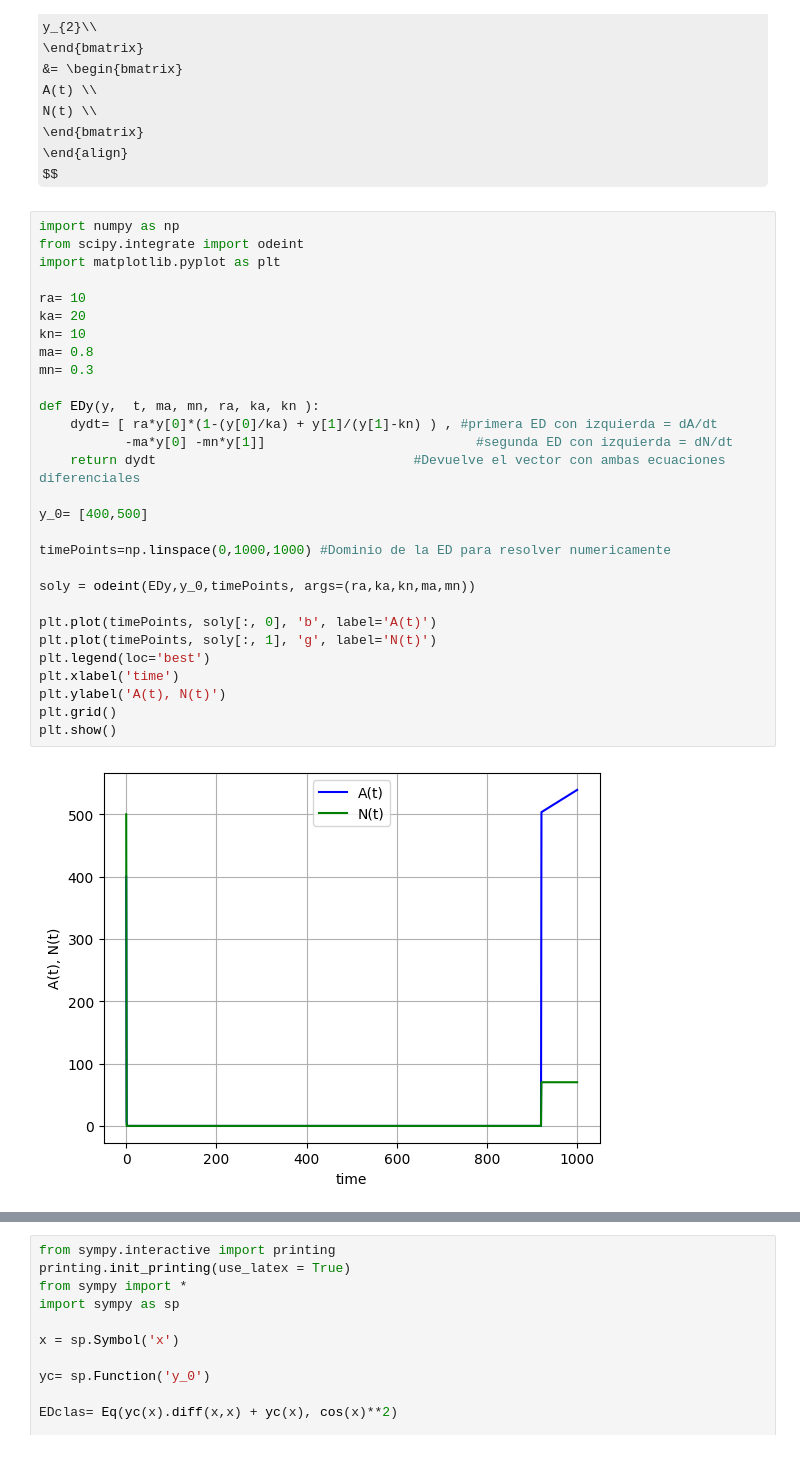
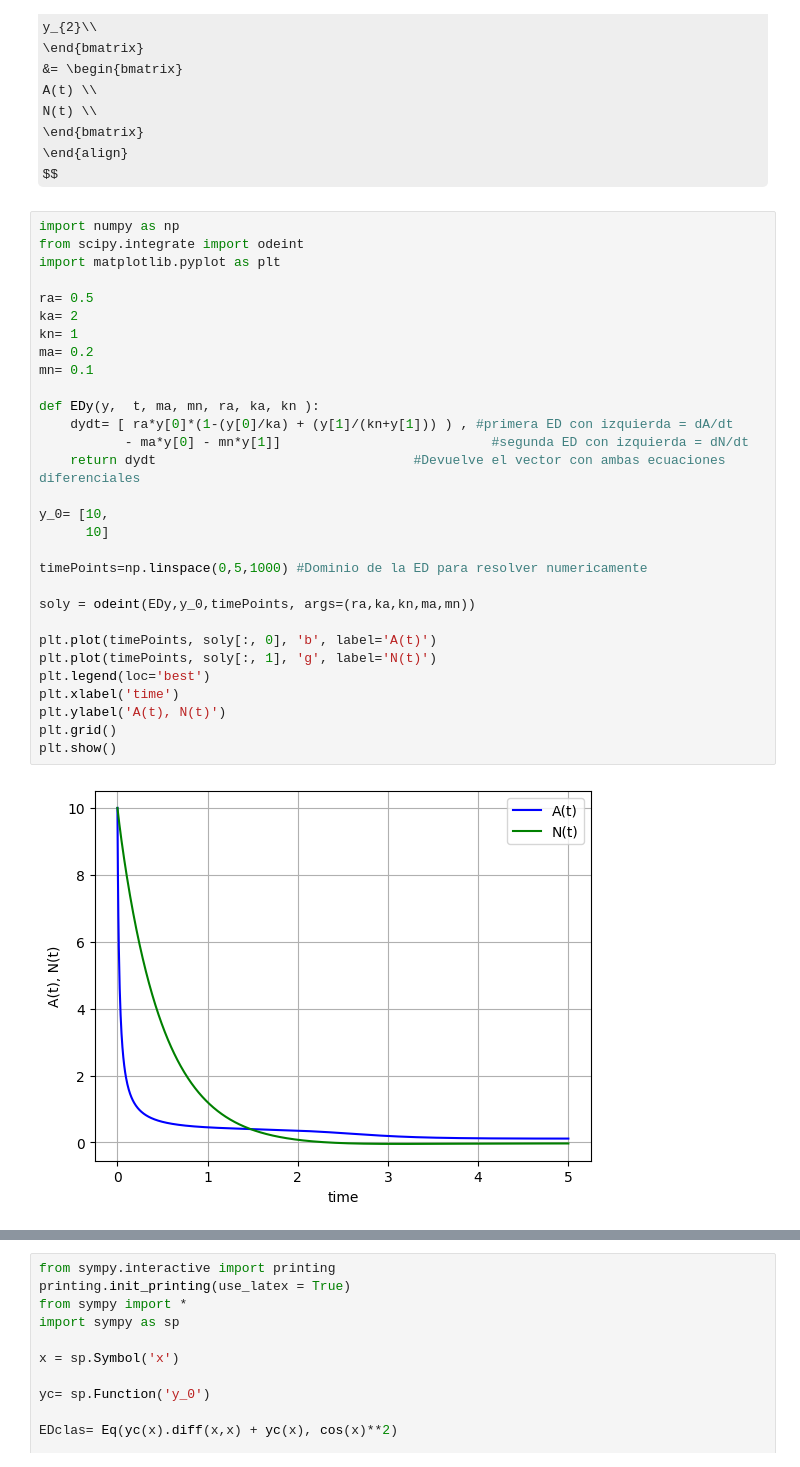
Before and after one commit to JuanEstebanLopezPareja/PROYECTO_FINAL_ALED, a Jupyter notebook: ProyectoFinal_1.ipynb, the cells around one changed output, grey strips where cells are left out. Saved outputs shown, nothing was run; the diff lists cells and outputs as text; some formulas as TeX source.

```diff
--- a/ProyectoFinal_1.ipynb
+++ b/ProyectoFinal_1.ipynb
@@ -108,31 +108,32 @@ $$
 # %%
 import numpy as np
 from scipy.integrate import odeint
 import matplotlib.pyplot as plt
 
-ra= 10
-ka= 20
-kn= 10
-ma= 0.8
-mn= 0.3
+ra= 0.5
+ka= 2
+kn= 1
+ma= 0.2
+mn= 0.1
 
 def EDy(y,  t, ma, mn, ra, ka, kn ):
-    dydt= [ ra*y[0]*(1-(y[0]/ka) + y[1]/(y[1]-kn) ) , #primera ED con izquierda = dA/dt
-           -ma*y[0] -mn*y[1]]                           #segunda ED con izquierda = dN/dt
+    dydt= [ ra*y[0]*(1-(y[0]/ka) + (y[1]/(kn+y[1])) ) , #primera ED con izquierda = dA/dt
+           - ma*y[0] - mn*y[1]]                           #segunda ED con izquierda = dN/dt
     return dydt                                 #Devuelve el vector con ambas ecuaciones diferenciales
 
-y_0= [400,500]
+y_0= [10,
+      10]
 
-timePoints=np.linspace(0,1000,1000) #Dominio de la ED para resolver numericamente
+timePoints=np.linspace(0,5,1000) #Dominio de la ED para resolver numericamente
 
 soly = odeint(EDy,y_0,timePoints, args=(ra,ka,kn,ma,mn))
 
 plt.plot(timePoints, soly[:, 0], 'b', label='A(t)')
 plt.plot(timePoints, soly[:, 1], 'g', label='N(t)')
 plt.legend(loc='best')
 plt.xlabel('time')
 plt.ylabel('A(t), N(t)')
 plt.grid()
 plt.show()
 # %% [output]
-[figure, old version]
+[figure, new version]
```
Also changed, not shown: parts of 1 cell of this notebook.
